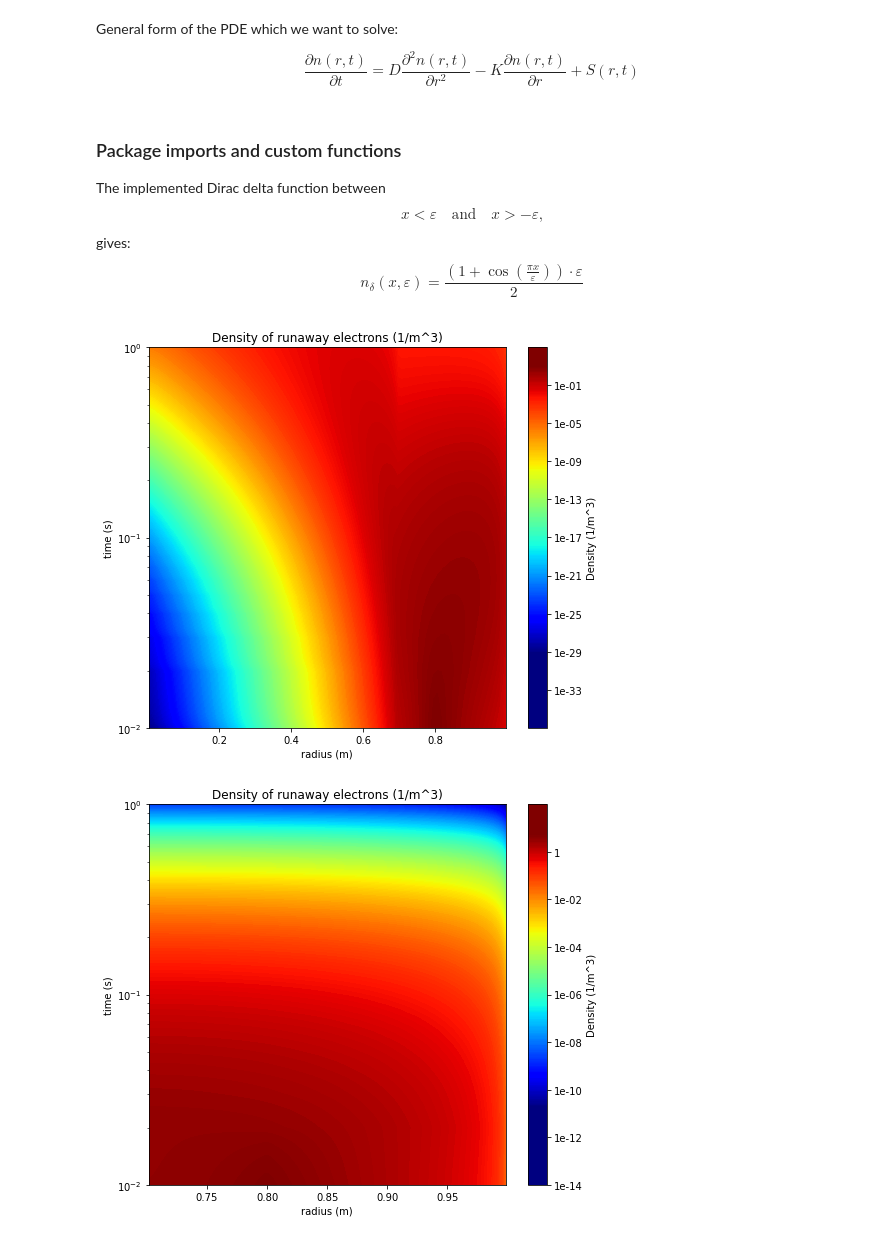
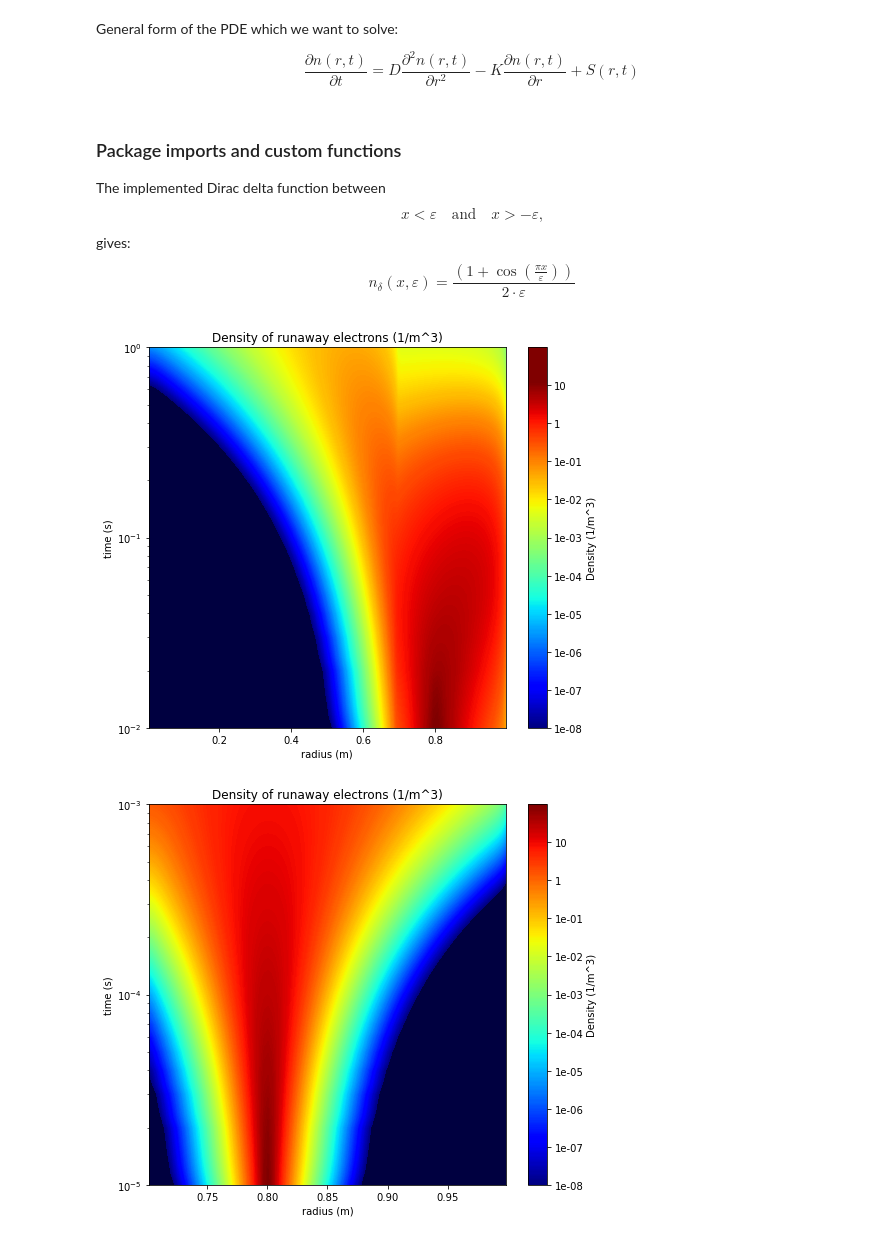
Before and after one commit to leferi99/szakdolgozat, a Jupyter notebook: main_log_EN.ipynb, the cells around one changed output. Cells and saved outputs as stored; diff of their text form; code cells hidden in the pictures.

```diff
--- a/main_log_EN.ipynb
+++ b/main_log_EN.ipynb
@@ -21,7 +21,7 @@ General form of the PDE which we want to solve:
 The implemented Dirac delta function between
 $$ x<\varepsilon\quad\text{and}\quad x>-\varepsilon \text{,}$$
 gives:
-$$ n_{\delta}(x,\varepsilon)=\frac{(1+\cos(\frac{\pi x}{\varepsilon}))\cdot\varepsilon}{2} $$
+$$ n_{\delta}(x,\varepsilon)=\frac{(1+\cos(\frac{\pi x}{\varepsilon}))}{2\cdot\varepsilon} $$
 # %%
 import fipy as fp  ## finite volume PDE solver
 from fipy.tools import numerix  ## requirement for FiPy, in practice same as numpy
@@ -29,34 +29,36 @@ import copy  ## we need the deepcopy() function because some FiPy objects are mu
 import matplotlib
 import matplotlib.pyplot as plt
 import numpy as np
+import math
 
 ## numeric implementation of Dirac delta function as mentioned in the equation above
 def delta_func(x, epsilon, coeff):
     return ((x < epsilon) & (x > -epsilon)) * \
-        (coeff * (1 + numerix.cos(numerix.pi * x / epsilon))) / 2 / epsilon
+        (coeff * (1 + numerix.cos(numerix.pi * x / epsilon)) / (2 * epsilon))
 
+## Logarithmic data plotting with logaritmic time scale (base=10)
 ## plotting function requires a numpy.array with dimensions nt*nr*2,
 ## ticks sets the number of ticks on the colorbar (recommendended<=10)
 ## levels sets the number of color levels on the contour plot
-## bottom_log moves the minimum of the colorbar up by (10^bottom_log) for better visualization
-def plot_solution(solution_array,ticks=8,levels=300,bottom_log=30,figsize=(8,7)):
+## logdiff sets the interesting data interval width from the maximum down by 10^logdiff
+def plot_solution(solution_array,ticks=10,levels=300,logdiff=10,figsize=(8,7)):
     sol_min = solution_array[:,:,1].min()
     sol_max = solution_array[:,:,1].max()
-    logmin = int(np.log(sol_min)) + bottom_log
-    logmax = int(np.log(sol_max)) + 1
-    logdiff = logmax - logmin
+    logmax = math.ceil(np.log10(sol_max))
+    logmin = logmax - logdiff
     numofticks = ticks
     div = logdiff // numofticks
     power = np.arange((logmax - (numofticks * div)), logmax, div)
     array1 = np.zeros(len(power)) + 10.
     ticks1 = np.power(array1, power)
-    levels1 = np.logspace(logmin,logmax,levels)
-    norm = matplotlib.colors.LogNorm(vmin=sol_min,vmax=sol_max)
+    levels1 = np.logspace(logmin,logmax,levels, base=10.0)
+    norm = matplotlib.colors.LogNorm(vmin=(10 ** logmin),vmax=sol_max)
     formatter = matplotlib.ticker.LogFormatter(10, labelOnlyBase=False)
     fig = plt.figure(figsize=figsize)
     plot = plt.contourf(solution_array[0,:,0], np.linspace(dt,duration,nt), solution_array[:,:,1],
                         levels=levels1, norm=norm, cmap=plt.cm.jet)
     axes = plt.gca()
+    axes.set_facecolor((0.,0.,0.25)) ## dark blue will display where the values are too small
     axes.set_yscale('log')
     cbar = plt.colorbar(ticks=ticks1, format=formatter)
     cbar.set_label("Density (1/m^3)")
@@ -65,20 +67,11 @@ def plot_solution(solution_array,ticks=8,levels=300,bottom_log=30,figsize=(8,7))
     plt.title('Density of runaway electrons (1/m^3)')
     return
 # %%
+## Showcasing the functionality of the code without mesh translation
+
 ## Dirac delta in the initial condition
 ## Neumann boundary condition, and Dirichlet boundary condition applicable
 ## Space (and time) dependent diffusion and convection coefficients applicable
-## For re-initialization copy-paste the code below TEMPLATE
-
-############################# TEMPLATE #################################
-
-## code for setting up the translation of the mesh
-## the translation is currently NOT WORKING properly
-########
-# R_from = 0.7  ## inner radius in meters
-# R_to = 1.  ## outer radius in meters
-# dr = (R_to - R_from) / nr  ## distance between the centers of the mesh cells
-########
 
 R = 1.  ## radius
 nr = 100  ## number of mesh cells
@@ -95,8 +88,6 @@ for j in range(nr):
     solution[:,j,0] = j * dr + dr / 2
 
 mesh = fp.Grid1D(dx=dr, nx=nr)  ## 1D mesh based on the radial coordinates
-## translation of mesh - NOT WORKING
-# mesh = mesh + ((0.7,), )  ## translating the mesh to r=0.7
 n = fp.CellVariable(mesh=mesh)  ## fipy.CellVariable for the density solution in each timestep
 
 diracLoc = 0.8  ## location of the middle of the Dirac delta
@@ -114,45 +105,45 @@ diracWidth = int((nr / 100) * diracPercentage)
 
 ## space dependent diffusion coefficient
 diffCoeff = fp.CellVariable(mesh=mesh, value= 0.01 * numerix.cos(mesh.x) ** 2 + 0.1)
 ## space dependent convection coefficient - must be a vector
 cC = (numerix.sin(mesh.x)) * 2
 convCoeff = fp.CellVariable(mesh=mesh, value=[cC])
 
 ## boundary conditions
-gradLeft = (0.,)  ## density gradient (at the "left side of the radius")
+gradLeft = (0.,)  ## density gradient (at the "left side of the radius") - must be a vector
 valueRight = 0.  ## density value (at the "right end of the radius")
 n.faceGrad.constrain(gradLeft, where=mesh.facesLeft)  ## applying Neumann boundary condition
 n.constrain(valueRight, mesh.facesRight)  ## applying Dirichlet boundary condition
 ## until translation of the mesh doesn't work:
 convCoeff.setValue(0, where=mesh.x<0.7)  ## convection coefficient inside the closed magnetic flux surface
 diffCoeff.setValue(0.01, where=mesh.x<0.7)  ## diffusion coefficient inside the closed magnetic flux surface
 
 ## applying initial conditions
 n.setValue(delta_func(mesh.x - diracLoc, diracWidth * dr, diracCoeff))
 ## for more Dirac deltas or for setting initial value: add code here^
 
 ## The equation with intuitive naming - corresponding coefficients as arguments
 eq = (fp.TransientTerm() == fp.DiffusionTerm(coeff=diffCoeff)
       - fp.ConvectionTerm(coeff=convCoeff))
 
 ## Solving the PDE in every timestep and
 ## loading space dependent data into the solution array
 for i in range(nt):
     eq.solve(var=n, dt=dt)
     solution[i,0:nr,1]=copy.deepcopy(n.value)
 
-## plotting - plot_solution(solution_array,ticks=8,levels=300,bottom_log=30,figsize=(8,7))
-plot_solution(solution,ticks=9)
+## plotting - plot_solution(solution_array,ticks=10,levels=300,logdiff=10,figsize=(8,7))
+plot_solution(solution)
 # %% [output]
-[figure, old version]
+[figure, new version]
 # %%
-## TRANSLATION OF MESH WORKING
+## code WITH TRANSLATION OF MESH
 
 R_from = 0.7  ## inner radius in meters
 R_to = 1.  ## outer radius in meters
 nr = 100  ## number of mesh cells
 dr = (R_to - R_from) / nr  ## distance between the centers of the mesh cells
-duration = 1.  ## length of examined time evolution in seconds
+duration = 0.001  ## length of examined time evolution in seconds
 nt = 100  ## number of timesteps
 dt = duration / nt  ## length of one timestep
 
@@ -183,6 +174,7 @@ gradLeft = (0.,)  ## density gradient (at the "left side of the radius") - must
 valueRight = 0.  ## density value (at the "right end of the radius")
 n.faceGrad.constrain(gradLeft, where=mesh.facesLeft)  ## applying Neumann boundary condition
 n.constrain(valueRight, mesh.facesRight)  ## applying Dirichlet boundary condition
+convCoeff.setValue(0, where=mesh.x<(R_from + dr))  ## convection coefficient 0 at the inner edge
 
 ## applying initial conditions
 n.setValue(delta_func(mesh.x - diracLoc, diracWidth * dr, diracCoeff))
@@ -195,8 +187,6 @@ for i in range(nt):
     eq.solve(var=n, dt=dt)
     solution[i,0:nr,1]=copy.deepcopy(n.value)
 
-## plotting - plot_solution(solution_array,ticks=8,levels=300,bottom_log=30,figsize=(8,7))
-## if getting contour levels must be increasing error, adjust bottom_log
-plot_solution(solution, bottom_log=10)
+plot_solution(solution)
 # %% [output]
-[figure, old version]
+[figure, new version]
```
Also changed, not shown: parts of 4 cells of this notebook.
